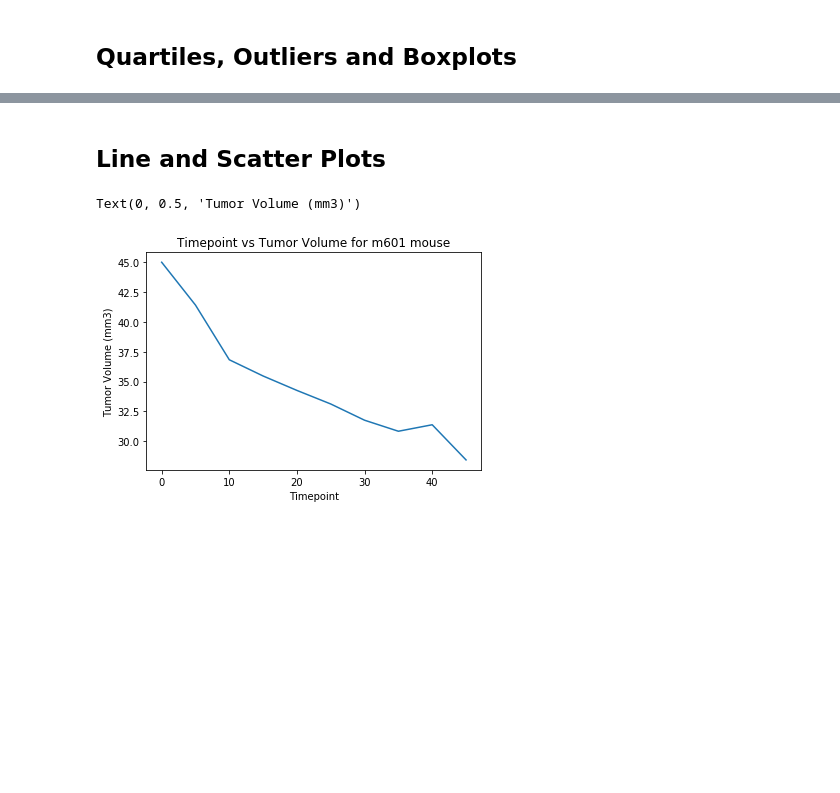
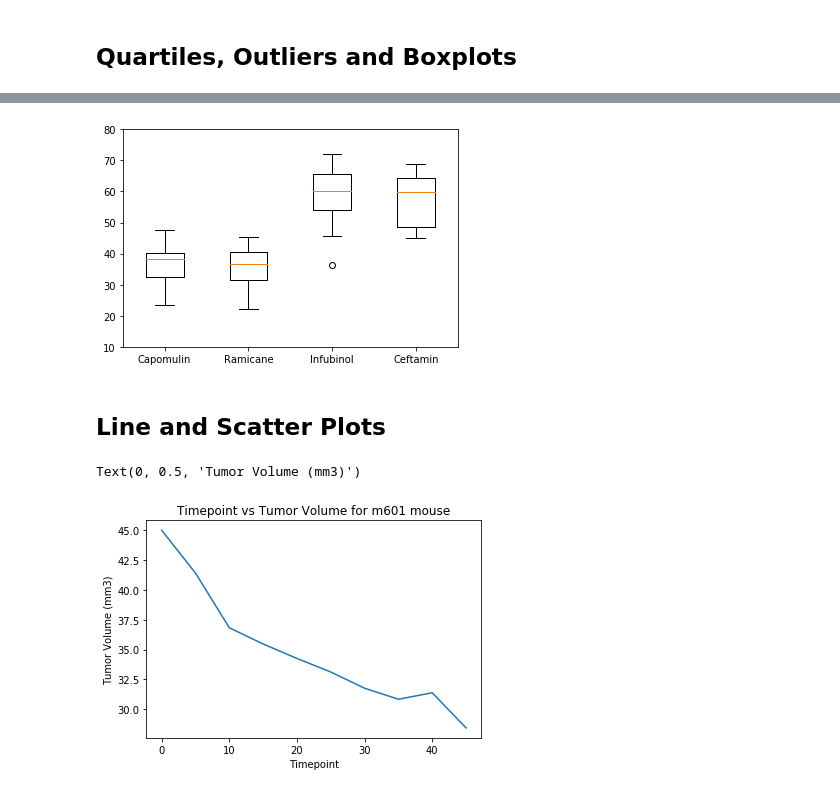
Before and after one commit to phuphan626/Matplotlib-Challenge-, a Jupyter notebook: Pymaceuticals/pymaceuticals_starter.ipynb, the cells around one changed output, grey strips where cells are left out. Drawn from its saved outputs; the diff is of its cells as text; code cells hidden in the pictures; blank space fills up the shorter version.

```diff
--- a/Pymaceuticals/pymaceuticals_starter.ipynb
+++ b/Pymaceuticals/pymaceuticals_starter.ipynb
@@ -339,0 +258,20 @@ final_sts
+# %%
+# Calculate the final tumor volume of each mouse across four of the treatment regimens:
+# Capomulin, Ramicane, Infubinol, and Ceftamin
+# Start by getting the last (greatest) timepoint for each mouse
+drug_regimen=["Capomulin","Ramicane","Infubinol","Ceftamin"]
+final_df=pd.DataFrame()
+for x in drug_regimen:
+    drug_df = clean_study_data_complete.loc[clean_study_data_complete['Drug Regimen'] == x]
+    final_df=pd.concat([final_df,drug_df])
+final_sts=final_df.groupby('Mouse ID')
+last_time=final_sts['Timepoint'].max()
+last_tumor=final_sts['Tumor Volume (mm3)'].max()
+
+final_sts_df=pd.DataFrame()
+final_sts_df['Timepoint']=last_time
+final_sts_df['Last Volume']=last_tumor
+# Create a new df by merging this with original df
+merged_df=pd.merge(final_sts_df,clean_study_data_complete,how='left',on=['Mouse ID','Timepoint'])
+cleaned_df=merged_df[['Mouse ID','Timepoint','Tumor Volume (mm3)','Drug Regimen']]
+cleaned_grouped=cleaned_df.groupby(['Drug Regimen','Mouse ID'])
@@ -364,24 +319,21 @@ final_sts
 # %%
 # Source https://github.com/terrylashley/Drug_Study_Analysis/blob/master/Pymaceuticals/pymaceuticals_starter.ipynb
 # Generate a box plot of the final tumor volume of each mouse across four regimens of interest
 
-# drug_regimens = combined_df.groupby(['Drug Regimen', 'Mouse ID']).last()['Tumor Volume (mm3)']
-# drug_regimens.head()
-
-# drug_regimens_df = drug_regimens.to_frame()
-# drug_regimens_df
-
-# #Create a list to use as labels and dataframe
-# list_regimen = ['Capomulin', 'Ramicane', 'Infubinol','Ceftamin']
-
-# tumor_df = drug_regimens_df.reset_index()
-# tumor_lists = tumor_df.groupby('Drug Regimen')['Tumor Volume (mm3)'].apply(list)
-# tumor_lists_df = pd.DataFrame(tumor_lists)
-# tumor_lists_df = tumor_lists_df.reindex(list_regimen)
-# tumor_vols = [vol for vol in tumor_lists_df['Tumor Volume (mm3)']]
-# plt.boxplot(tumor_vols, labels=list_regimen)
-# plt.ylim(10, 80)
-# plt.show()
+grouped_regimens = merged_df.groupby(['Drug Regimen', 'Mouse ID']).last()['Tumor Volume (mm3)']
+grouped_regimens_df = grouped_regimens.to_frame()
+#Create a list to use as labels and dataframe
+list_regimen = ['Capomulin', 'Ramicane', 'Infubinol','Ceftamin']
+tumor_df = grouped_regimens_df.reset_index()
+tumor_lists = tumor_df.groupby('Drug Regimen')['Tumor Volume (mm3)'].apply(list)
+tumor_lists_df = pd.DataFrame(tumor_lists)
+tumor_lists_df = tumor_lists_df.reindex(list_regimen)
+tumor_vols = [vol for vol in tumor_lists_df['Tumor Volume (mm3)']]
+plt.boxplot(tumor_vols, labels=list_regimen)
+plt.ylim(10, 80)
+plt.show()
+# %% [output]
+[figure, added]
 # %% [markdown]
 ## Line and Scatter Plots
 # %%
```
Also changed, not shown: parts of 7 cells of this notebook.
